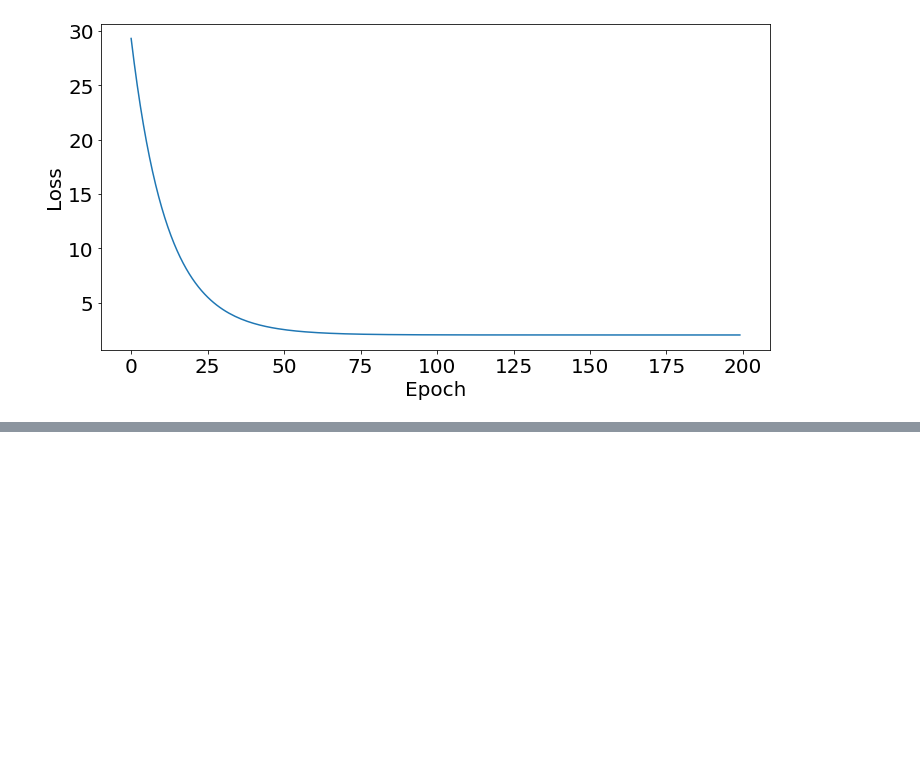
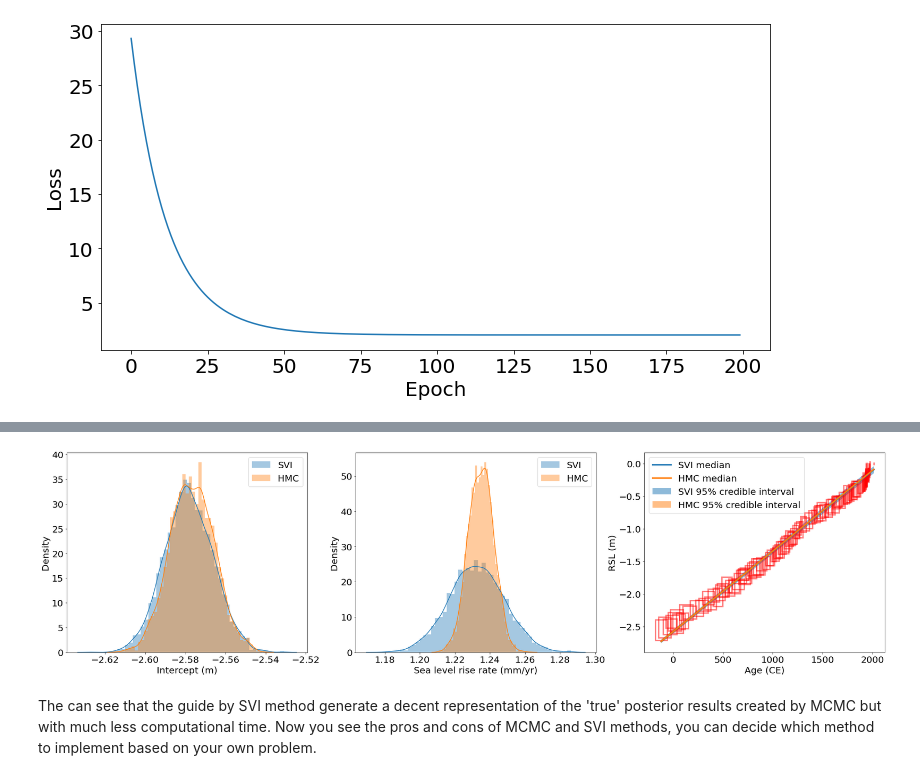
Before and after one commit to radical-collaboration/PaleoSTeHM, a Jupyter notebook: Tutorials/1. Introduction/3. Analysis Choice.ipynb, the cells around one changed output, grey strips where cells are left out. Cells and saved outputs as stored; diff of their text form; code cells hidden in the pictures; blank space fills up the shorter version.

```diff
--- a/Tutorials/1. Introduction/3. Analysis Choice.ipynb
+++ b/Tutorials/1. Introduction/3. Analysis Choice.ipynb
@@ -347,0 +362,39 @@ array([-2.00620561e-06, -1.83821143e-06, -1.79766233e-06, -1.79666975e-06,
+# %%
+#-------get posterior samples---------
+forward_x = np.array([NNC_X.min(),NNC_X.max()])
+SVI_a,SVI_b,SVI_pred = np.zeros(7000),np.zeros(7000),np.zeros([7000,2])
+
+for i in range(7000):
+    SVI_sample = guide()
+    SVI_a[i] = SVI_sample['a'].detach().cpu().numpy()
+    SVI_b[i] = SVI_sample['b'].detach().cpu().numpy()
+    SVI_pred[i] = SVI_b[i] + forward_x * SVI_a[i]
+
+#-------plot the posterior distribution---------
+fig = plt.figure(figsize=(32, 8))
+ax1 = plt.subplot(131)
+sns.distplot(SVI_b, ax=ax1,label='SVI')
+sns.distplot(hmc_samples['b'], ax=ax1,label='HMC')
+
+
+plt.xlabel('Intercept (m)')
+plt.legend()
+
+ax2 = plt.subplot(132)
+sns.distplot(SVI_a*1000, ax=ax2,label='SVI')
+sns.distplot(hmc_samples['a']*1000, ax=ax2,label='HMC')
+plt.xlabel('Sea level rise rate (mm/yr)')
+plt.legend()
+
+ax3 = plt.subplot(133)
+PSTHM.plot_uncertainty_boxes(NNC_X,NNC_y, NNC_x_sigma*2,NNC_y_sigma*2,ax=ax3)
+SVI_2p5,SVI_50,SVI_97p5 = np.percentile(SVI_pred,[2.5,50,97.5],axis=0)
+plt.plot(forward_x,SVI_50,lw=3,label='SVI median')
+plt.fill_between(forward_x,SVI_2p5,SVI_97p5,alpha=0.5,label='SVI 95% credible interval')
+ax3.plot(forward_x,posterior_50,lw=3,label='HMC median')
+ax3.fill_between(forward_x,posterior_2p5,posterior_97p5,alpha=0.5,label='HMC 95% credible interval')
+plt.legend();
+# %% [output]
+[figure, added]
+# %% [markdown]
+The can see that the guide by SVI method generate a decent representation of the 'true' posterior results created by MCMC but with much less computational time. Now you see the pros and cons of MCMC and SVI methods, you can decide which method to implement based on your own problem.
```
Also changed, not shown: parts of 30 cells of this notebook, 4 other files.
